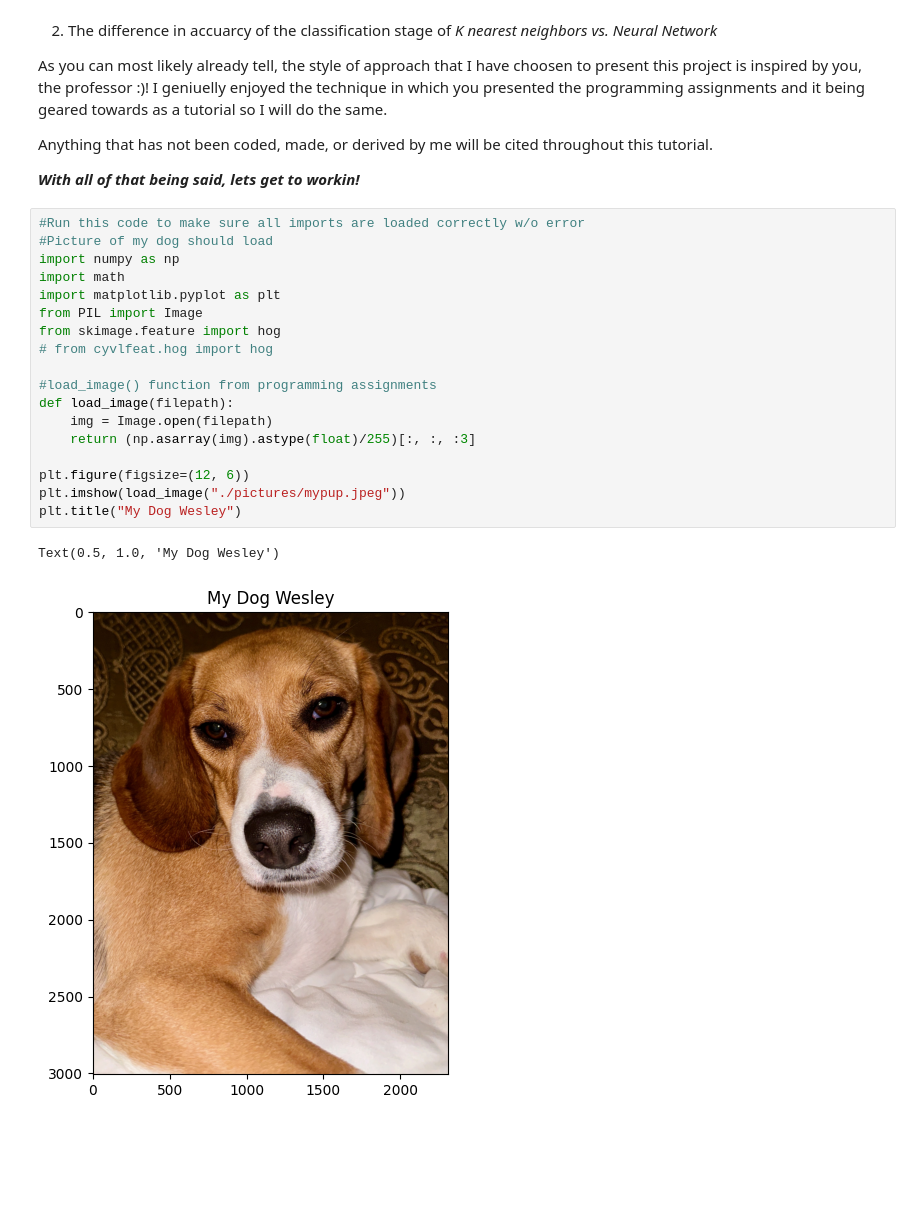
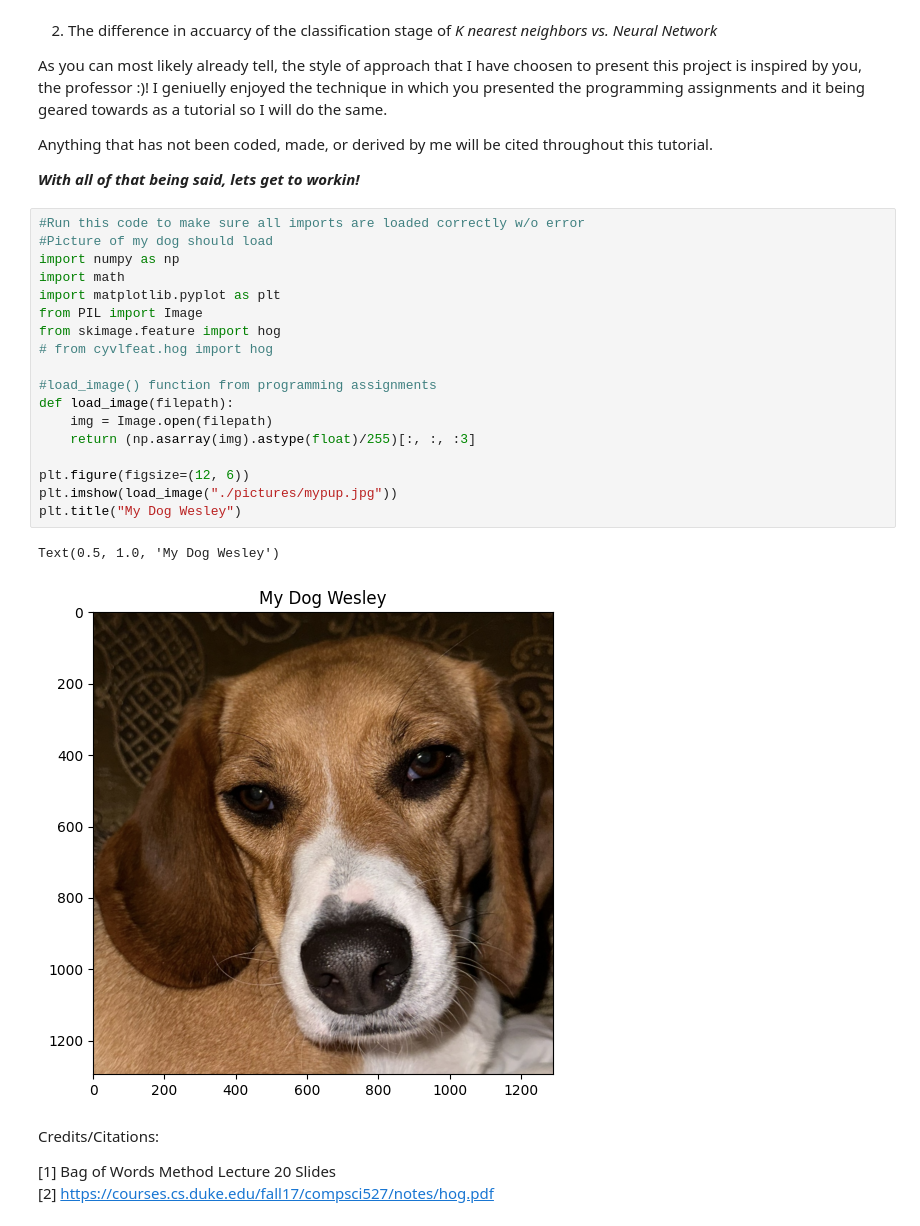
Before and after one commit to willdoesprojects/Bag-of-Words-Image-Classification, a Jupyter notebook: bags_of_word.ipynb, the cells around one changed output. Drawn from its saved outputs; the diff is of its cells as text; blank space fills up the shorter version.

```diff
--- a/bags_of_word.ipynb
+++ b/bags_of_word.ipynb
@@ -19,23 +19,28 @@ Anything that has not been coded, made, or derived by me will be cited throughou
 # %%
 #Run this code to make sure all imports are loaded correctly w/o error
 #Picture of my dog should load
 import numpy as np
 import math
 import matplotlib.pyplot as plt
 from PIL import Image
 from skimage.feature import hog
 # from cyvlfeat.hog import hog
 
 #load_image() function from programming assignments
 def load_image(filepath):
     img = Image.open(filepath)
     return (np.asarray(img).astype(float)/255)[:, :, :3]
 
 plt.figure(figsize=(12, 6))
-plt.imshow(load_image("./pictures/mypup.jpeg"))
+plt.imshow(load_image("./pictures/mypup.jpg"))
 plt.title("My Dog Wesley")
 # %% [output]
 Text(0.5, 1.0, 'My Dog Wesley')
-[figure, old version]
+[figure, new version]
+# %% [markdown]
+Credits/Citations:
+
+[1] Bag of Words Method Lecture 20 Slides \
+[2] https://courses.cs.duke.edu/fall17/compsci527/notes/hog.pdf
 # %% [markdown]
 # P.1 Dictionary Learning (Learn Visual Words using Clustering)
```
Also changed, not shown: parts of 3 cells of this notebook, 4 other files.
